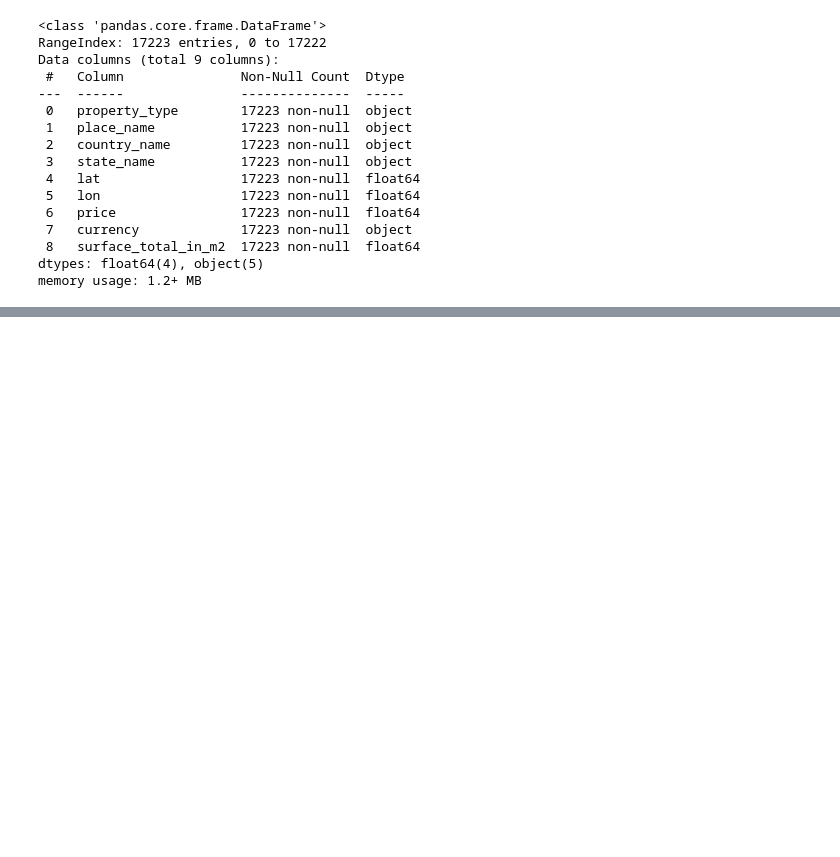
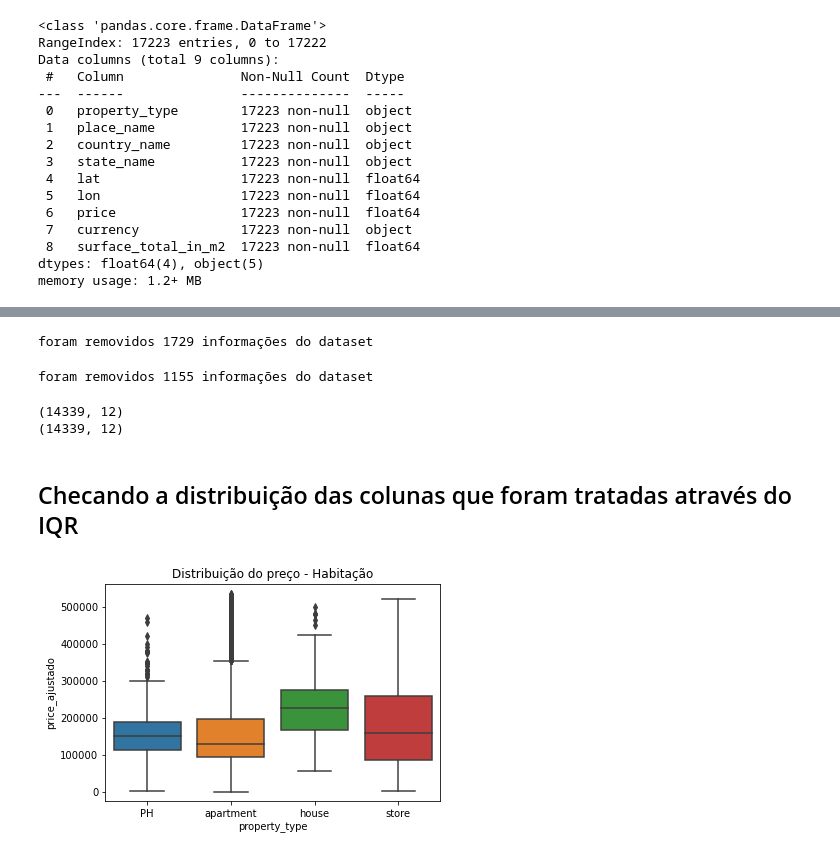
Before and after one commit to lpoggetto/Workshop_DH_1, a Jupyter notebook: workshop.ipynb, the cells around one changed output, grey strips where cells are left out. Drawn from its saved outputs; the diff is of its cells as text; code cells hidden in the pictures; blank space fills up the shorter version.

```diff
--- a/workshop.ipynb
+++ b/workshop.ipynb
@@ -164,0 +169,57 @@ sns.boxplot(data= df_ajustado, x = 'property_type',y='surface_total_in_m2')
+# %%
+# criando funcao que calcula os quartis e o IQR
+# gera um novo data_frame com os outliers removidos
+def remove_outlier_IQR(df):
+    Q1=df.quantile(0.25)
+    Q3=df.quantile(0.75)
+    IQR=Q3-Q1
+    df_final=df[~((df<(Q1-1.5*IQR)) | (df>(Q3+1.5*IQR)))]
+    return df_final
+# %%
+# removendo os outliers dos dados - preço ajustado
+df_sem_outliers = remove_outlier_IQR(df.price_ajustado)
+
+df_sem_outliers = pd.DataFrame(df_sem_outliers) # gerando um data frame para cruzar os indices e remover as informacoes selecionadas pelo iqr
+
+ind_diff = df.index.difference(df_sem_outliers.index) # criando variavel que armazena a diferenca entre indices
+
+# iterando o dataset e removendo os indices selecionados
+for i in range(0, len(ind_diff), 1):
+    df_final = df.drop([ind_diff[i]])
+    df=df_final
+
+print(f'foram removidos {len(ind_diff)} informações do dataset')
+# %% [output]
+foram removidos 1729 informações do dataset
+# %%
+# removendo os outliers dos dados - tamanho da habitação
+df_sem_outliers = remove_outlier_IQR(df.surface_total_in_m2)
+
+df_sem_outliers = pd.DataFrame(df_sem_outliers) # gerando um data frame para cruzar os indices e remover as informacoes selecionadas pelo iqr
+
+ind_diff = df.index.difference(df_sem_outliers.index) # criando variavel que armazena a diferenca entre indices
+
+# iterando o dataset e removendo os indices selecionados
+for i in range(0, len(ind_diff), 1):
+    df_final = df.drop([ind_diff[i]])
+    df=df_final
+
+print(f'foram removidos {len(ind_diff)} informações do dataset')
+# %% [output]
+foram removidos 1155 informações do dataset
+# %%
+print(df_final.shape)
+print(df.shape)
+# %% [output]
+(14339, 12)
+(14339, 12)
+# %% [markdown]
+## Checando a distribuição das colunas que foram tratadas através do IQR
+# %%
+sns.boxplot(data = df_final,
+            y = 'price_ajustado',
+            x = 'property_type')
+plt.title('Distribuição do preço - Habitação')
+plt.show()
+# %% [output]
+[figure, added]
```
Also changed, not shown: parts of 28 cells of this notebook.
